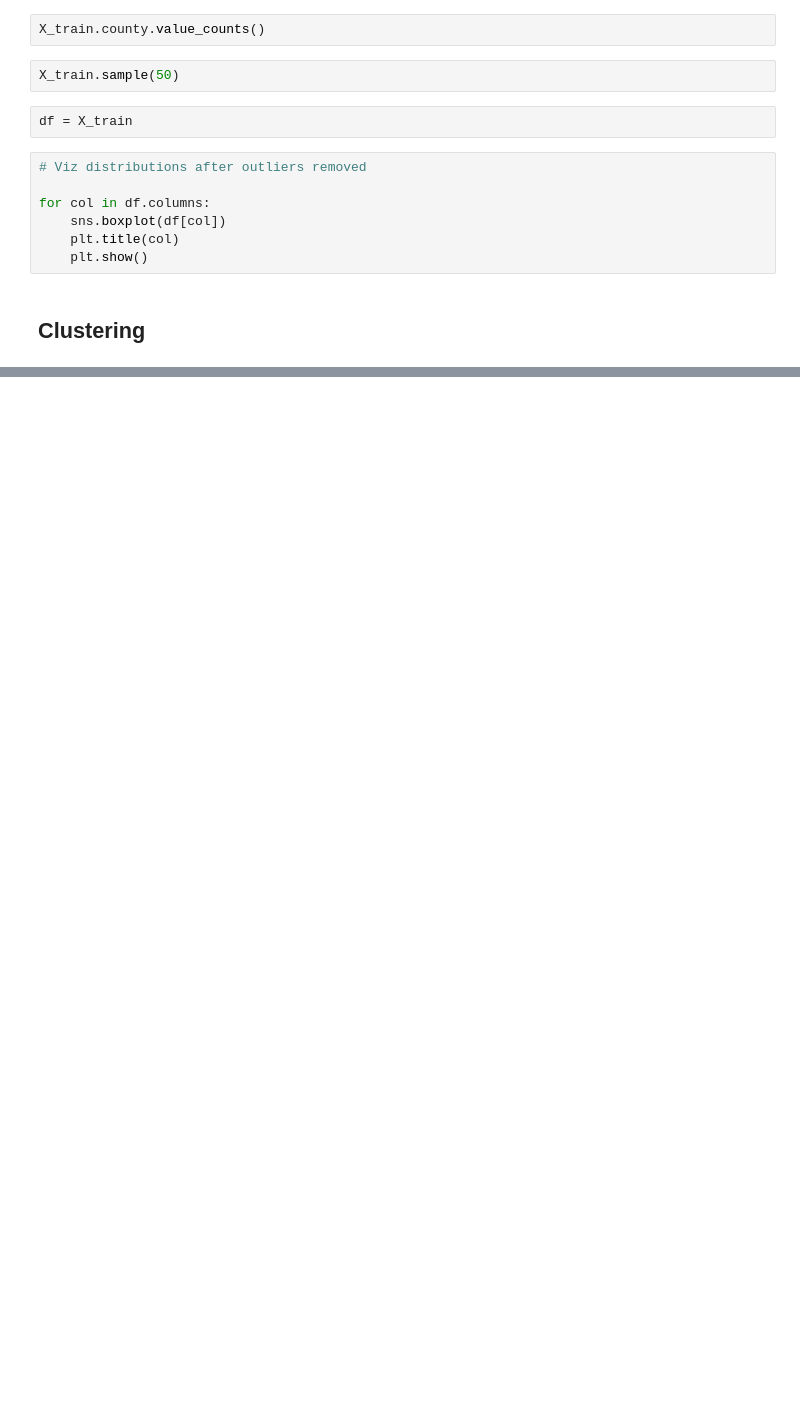
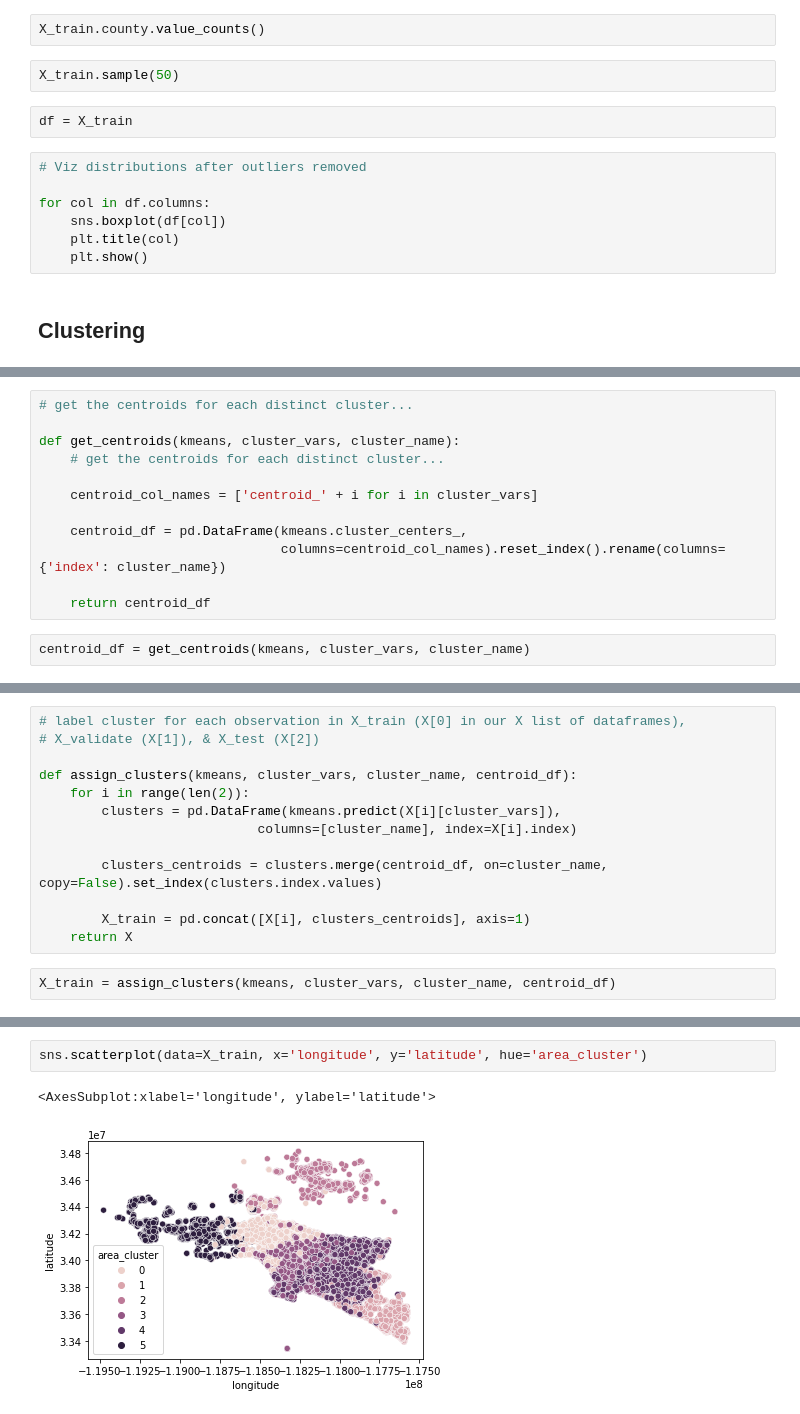
Before and after one commit to Zillow-Project-JG-DN/clustering-project-jgdn, a Jupyter notebook: jg_viz.ipynb, the cells around one changed output, grey strips where cells are left out. Saved outputs shown, nothing was run; the diff lists cells and outputs as text; blank space fills up the shorter version.

Commit message:
Update clusterds on wrangle 3

```diff
--- a/jg_viz.ipynb
+++ b/jg_viz.ipynb
@@ -55,0 +130,14 @@ X_train.dtypes
+# %%
+# get the centroids for each distinct cluster...
+
+def get_centroids(kmeans, cluster_vars, cluster_name):
+    # get the centroids for each distinct cluster...
+
+    centroid_col_names = ['centroid_' + i for i in cluster_vars]
+
+    centroid_df = pd.DataFrame(kmeans.cluster_centers_,
+                               columns=centroid_col_names).reset_index().rename(columns={'index': cluster_name})
+
+    return centroid_df
+# %%
+centroid_df = get_centroids(kmeans, cluster_vars, cluster_name)
@@ -55,0 +150,15 @@ X_train.dtypes
+# %%
+# label cluster for each observation in X_train (X[0] in our X list of dataframes),
+# X_validate (X[1]), & X_test (X[2])
+
+def assign_clusters(kmeans, cluster_vars, cluster_name, centroid_df):
+    for i in range(len(2)):
+        clusters = pd.DataFrame(kmeans.predict(X[i][cluster_vars]),
+                            columns=[cluster_name], index=X[i].index)
+
+        clusters_centroids = clusters.merge(centroid_df, on=cluster_name, copy=False).set_index(clusters.index.values)
+
+        X_train = pd.concat([X[i], clusters_centroids], axis=1)
+    return X
+# %%
+X_train = assign_clusters(kmeans, cluster_vars, cluster_name, centroid_df)
@@ -55,0 +175,5 @@ X_train.dtypes
+# %%
+sns.scatterplot(data=X_train, x='longitude', y='latitude', hue='area_cluster')
+# %% [output]
+<AxesSubplot:xlabel='longitude', ylabel='latitude'>
+[figure, added]
```
Also changed, not shown: parts of 19 cells of this notebook, 1 other file.
